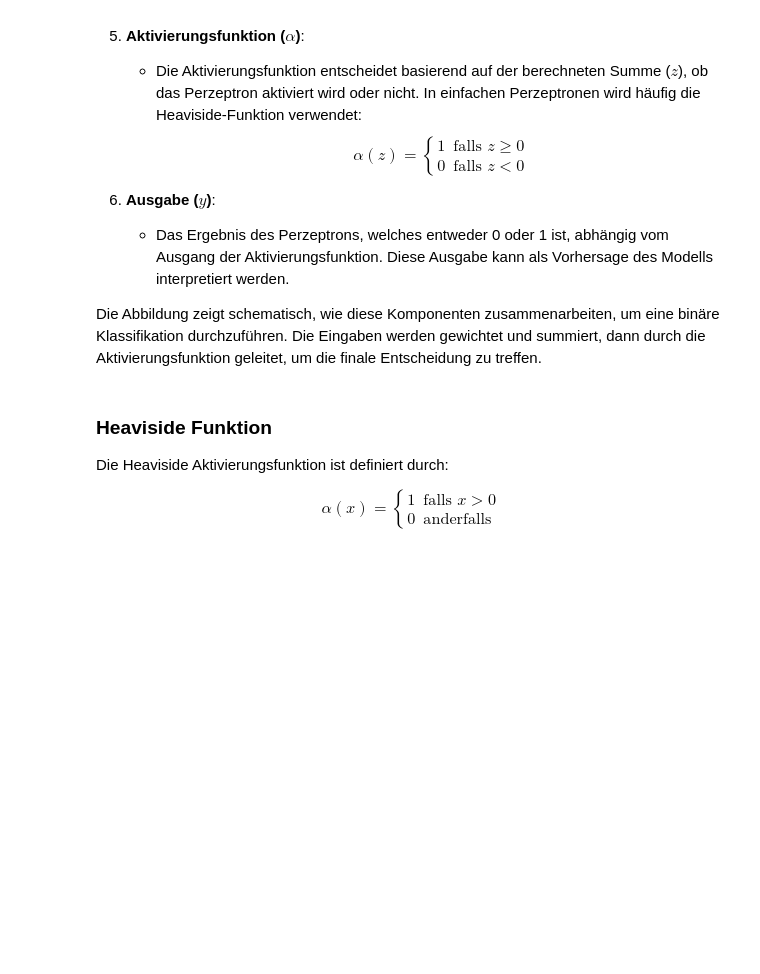
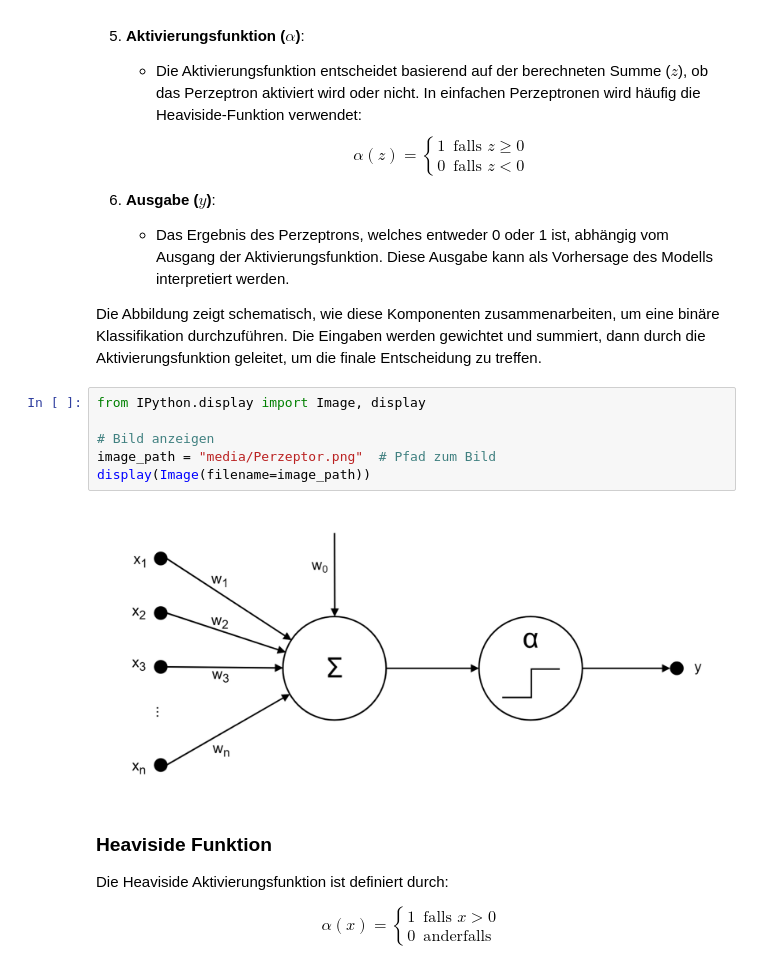
Before and after one commit to DataWithDino/Machine-Learning-Uni, a Jupyter notebook: Mathematische Zusammenfassung/5_Perzeptronen&Adaline.ipynb, the cells around one changed output. Cells and saved outputs as stored; diff of their text form; blank space fills up the shorter version.

```diff
--- a/Mathematische Zusammenfassung/5_Perzeptronen&Adaline.ipynb
+++ b/Mathematische Zusammenfassung/5_Perzeptronen&Adaline.ipynb
@@ -145,6 +145,14 @@ Die Position und der Verlauf der Entscheidungsgrenze basieren auf den Gewichten
    - Das Ergebnis des Perzeptrons, welches entweder 0 oder 1 ist, abhängig vom Ausgang der Aktivierungsfunktion. Diese Ausgabe kann als Vorhersage des Modells interpretiert werden.
 
 Die Abbildung zeigt schematisch, wie diese Komponenten zusammenarbeiten, um eine binäre Klassifikation durchzuführen. Die Eingaben werden gewichtet und summiert, dann durch die Aktivierungsfunktion geleitet, um die finale Entscheidung zu treffen.
+# %%
+from IPython.display import Image, display
+
+# Bild anzeigen
+image_path = "media/Perzeptor.png"  # Pfad zum Bild
+display(Image(filename=image_path))
+# %% [output]
+[figure, added]
 # %% [markdown]
 ### Heaviside Funktion
 
```
Also changed, not shown: parts of 3 cells of this notebook, 3 other files.
